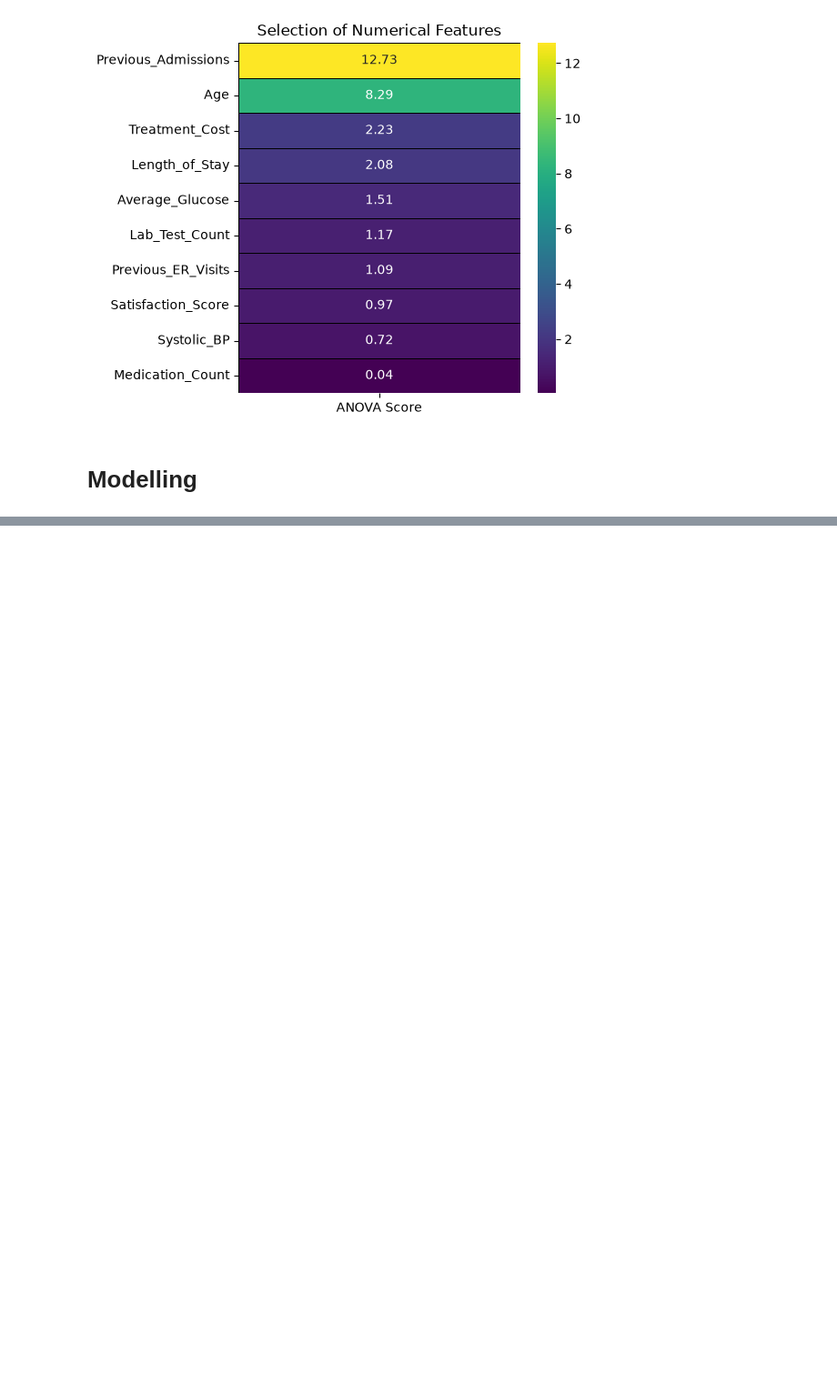
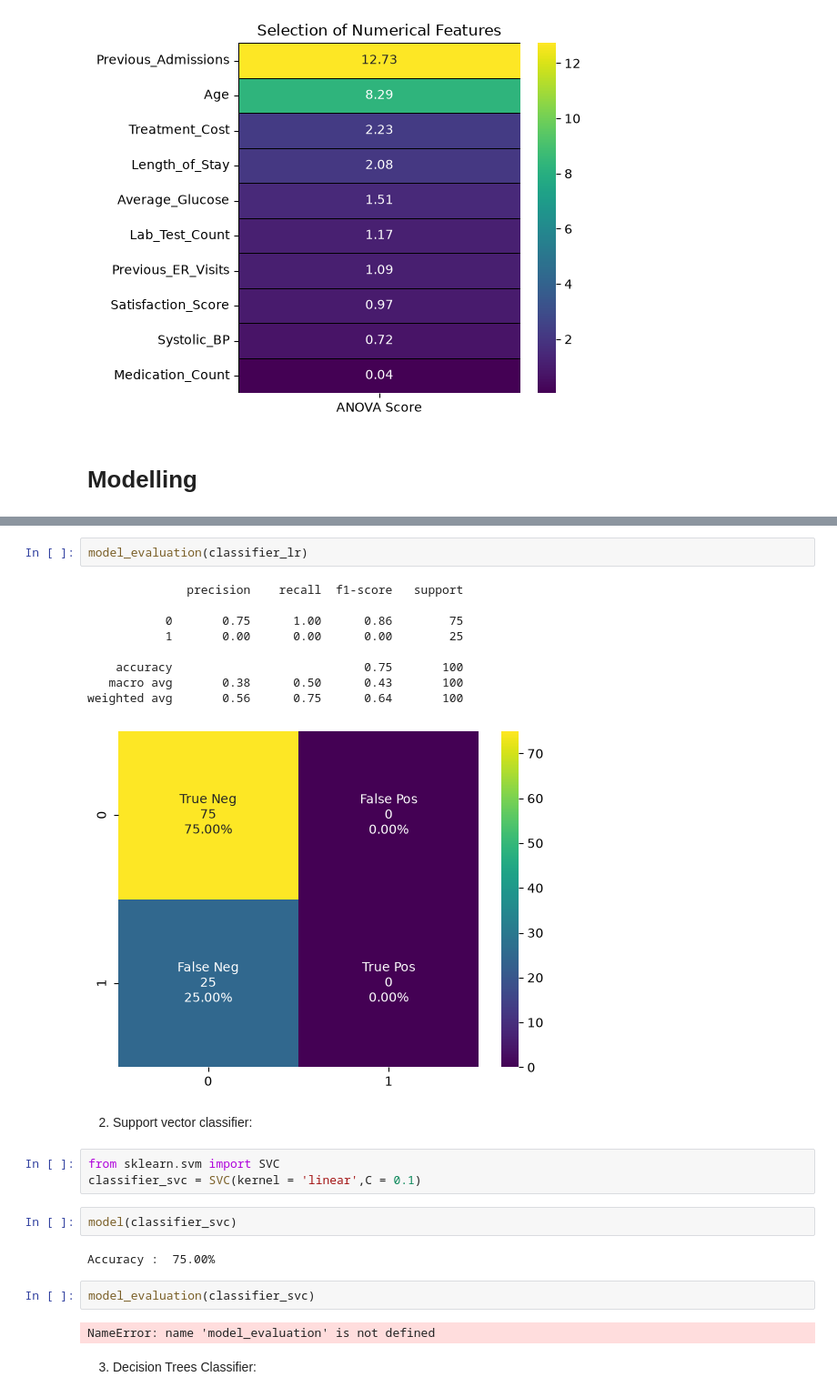
Before and after one commit to Clinton-Analyst/Healthcare_patient_readmission_risk_analysis_and-_predictive_modelling, a Jupyter notebook: models/PredictiveModelling.ipynb, the cells around one changed output, grey strips where cells are left out. Shown at 91% size. Saved outputs shown, nothing was run; the diff lists cells and outputs as text; blank space fills up the shorter version.

```diff
--- a/models/PredictiveModelling.ipynb
+++ b/models/PredictiveModelling.ipynb
@@ -200,0 +284,27 @@ X_train, X_test, y_train, y_test=train_test_split(X,y,test_size=0.2, random_stat
+# %%
+model_evaluation(classifier_lr)
+# %% [output]
+              precision    recall  f1-score   support
+
+           0       0.75      1.00      0.86        75
+           1       0.00      0.00      0.00        25
+
+    accuracy                           0.75       100
+   macro avg       0.38      0.50      0.43       100
+weighted avg       0.56      0.75      0.64       100
+[figure, added]
+# %% [markdown]
+2. Support vector classifier:
+# %%
+from sklearn.svm import SVC
+classifier_svc = SVC(kernel = 'linear',C = 0.1)
+# %%
+model(classifier_svc)
+# %% [output]
+Accuracy :  75.00%
+# %%
+model_evaluation(classifier_svc)
+# %% [output]
+NameError: name 'model_evaluation' is not defined
+# %% [markdown]
+3. Decision Trees Classifier:
```
Also changed, not shown: parts of 8 cells of this notebook.
